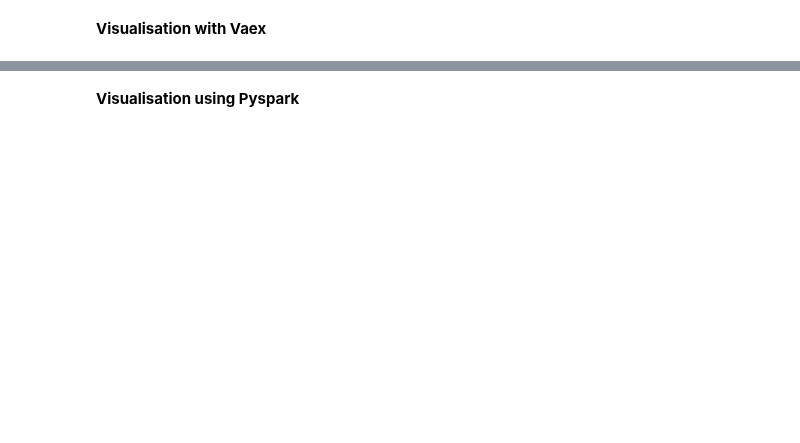
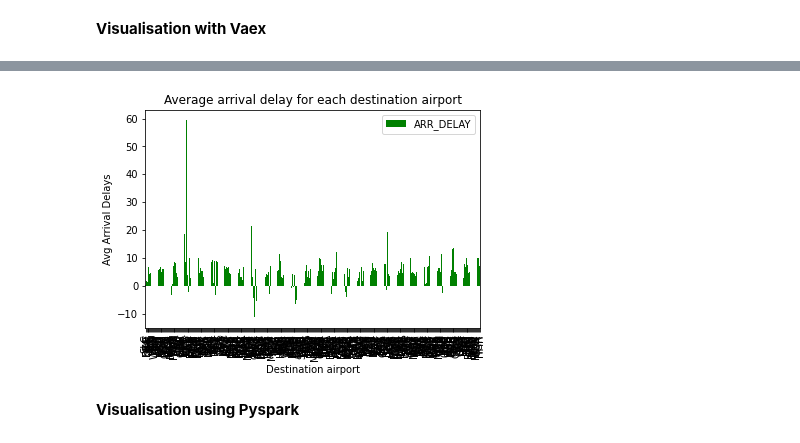
Before and after one commit to drshahizan/Python-big-data, a Jupyter notebook: Project/BigMac/HPDP_Group_Project.ipynb, the cells around one changed output, grey strips where cells are left out. Saved outputs shown, nothing was run; the diff lists cells and outputs as text; code cells hidden in the pictures; blank space fills up the shorter version.

```diff
--- a/Project/BigMac/HPDP_Group_Project.ipynb
+++ b/Project/BigMac/HPDP_Group_Project.ipynb
@@ -767,0 +833,10 @@ Wall time: 7.15 µs
+# %%
+%time
+flights_avg_adelay = vdf.groupby('DEST').agg({'ARR_DELAY': 'mean'})
+pandas_avg_adelay = flights_avg_adelay.to_pandas_df()
+pandas_avg_adelay.plot.bar(x='DEST', y='ARR_DELAY', color='green')
+plt.xlabel("Destination airport")
+plt.ylabel("Avg Arrival Delays")
+plt.title("Average arrival delay for each destination airport")
+plt.show()
+# %% [output]
@@ -768,3 +845,4 @@ Wall time: 7.15 µs
+[figure, added]
 # %% [markdown]
 
 **Visualisation using Pyspark**
```
Also changed, not shown: parts of 32 cells of this notebook.
